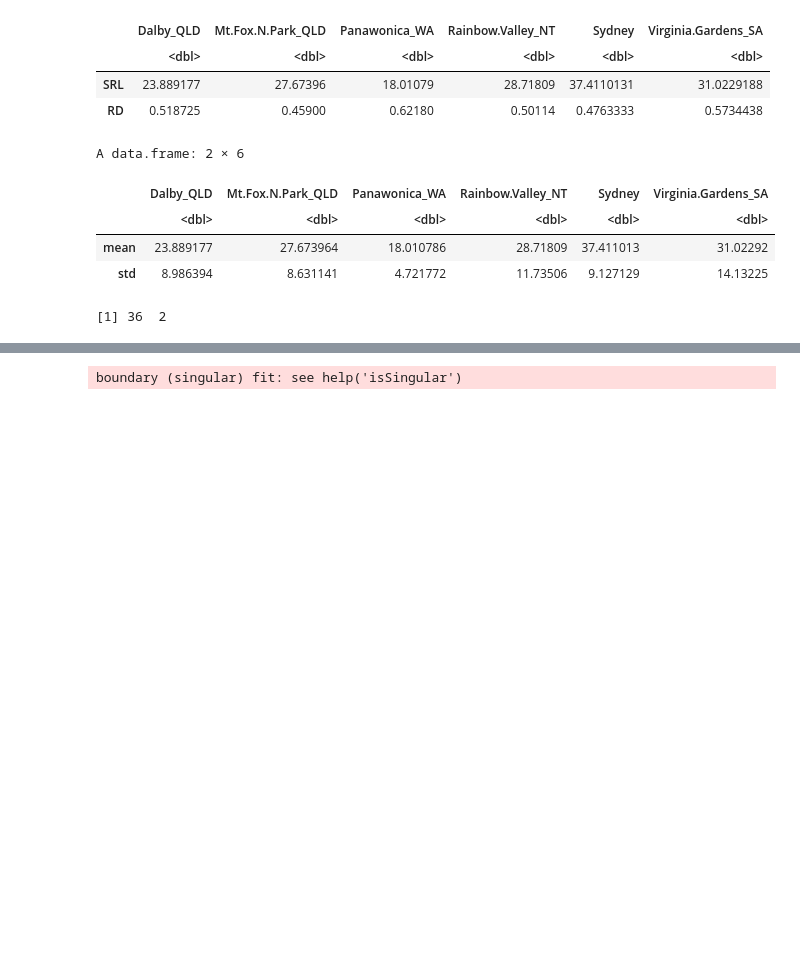
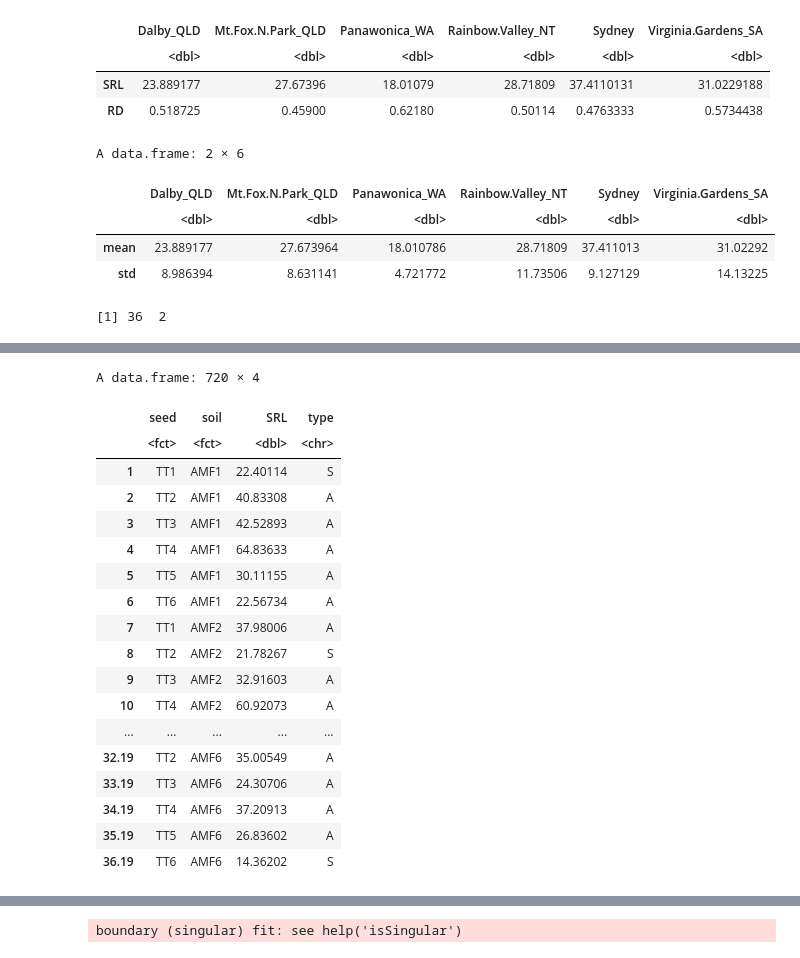
Before and after one commit to anoban/wsu, a Jupyter notebook: power/powerR.ipynb, the cells around one changed output, grey strips where cells are left out. Saved outputs shown, nothing was run; the diff lists cells and outputs as text; code cells hidden in the pictures; blank space fills up the shorter version.

```diff
--- a/power/powerR.ipynb
+++ b/power/powerR.ipynb
@@ -83,3 +84,25 @@ rnorm(mean = 37.411013, sd = 9.127129, n = 1) # mimic Sydney's SRL dist, assumin
+# %%
+dummy_results
+# %% [output]
+A data.frame: 720 × 4
+|  | seed | soil | SRL | type |
+|  | <fct> | <fct> | <dbl> | <chr> |
+| 1 | TT1 | AMF1 | 22.40114 | S |
+| 2 | TT2 | AMF1 | 40.83308 | A |
+| 3 | TT3 | AMF1 | 42.52893 | A |
+| 4 | TT4 | AMF1 | 64.83633 | A |
+| 5 | TT5 | AMF1 | 30.11155 | A |
+| 6 | TT6 | AMF1 | 22.56734 | A |
+| 7 | TT1 | AMF2 | 37.98006 | A |
+| 8 | TT2 | AMF2 | 21.78267 | S |
+| 9 | TT3 | AMF2 | 32.91603 | A |
+| 10 | TT4 | AMF2 | 60.92073 | A |
+| ... | ... | ... | ... | ... |
+| 32.19 | TT2 | AMF6 | 35.00549 | A |
+| 33.19 | TT3 | AMF6 | 24.30706 | A |
+| 34.19 | TT4 | AMF6 | 37.20913 | A |
+| 35.19 | TT5 | AMF6 | 26.83602 | A |
+| 36.19 | TT6 | AMF6 | 14.36202 | S |
 # %%
 for (i in 1:nrow(dummy_results)) {
     # if the pair is sympatric, update the SRL using a normal dist representing Panawonica_WA's SRL values
```
Also changed, not shown: parts of 10 cells of this notebook.
